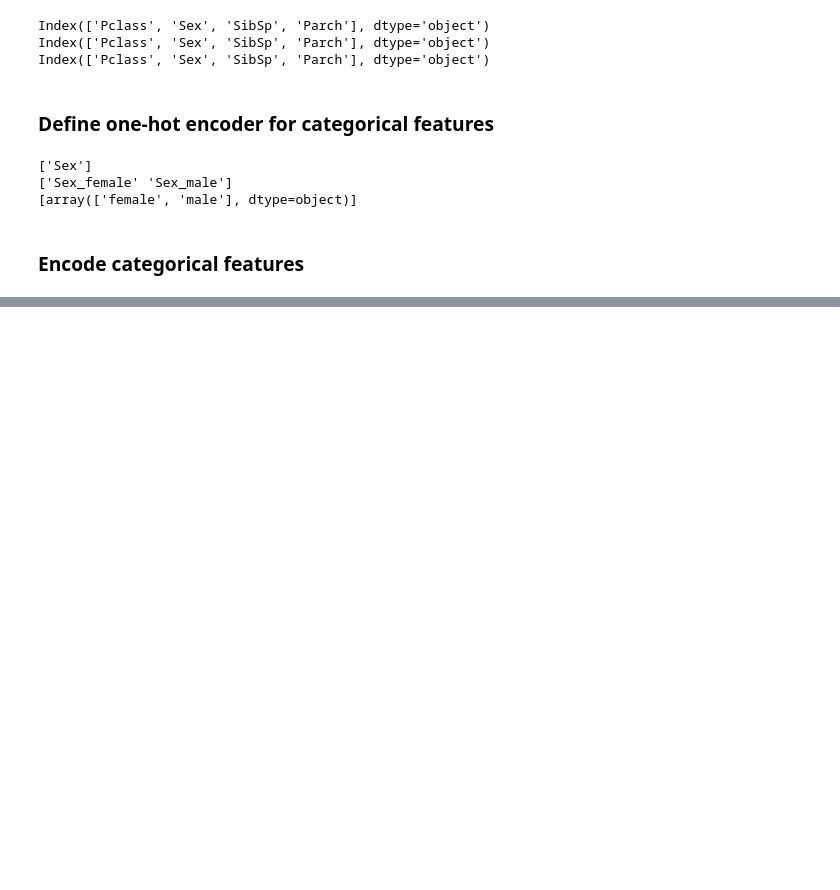
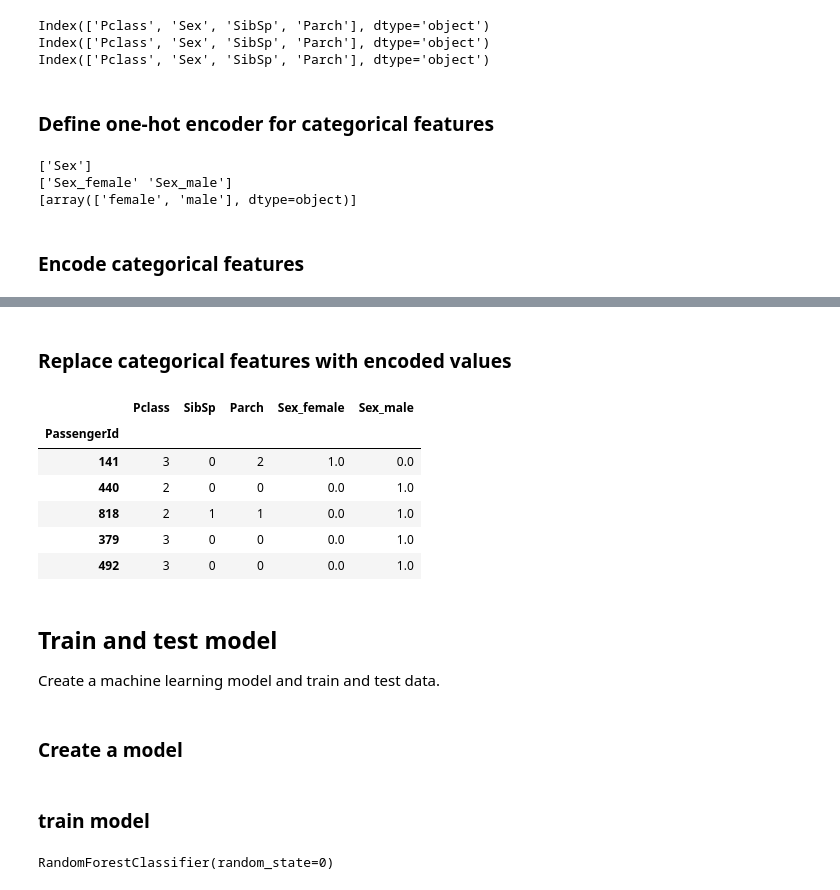
Before and after one commit to dev0410/Titanic-Machine_Learning_from_Disaster, a Jupyter notebook: code.ipynb, the cells around one changed output, grey strips where cells are left out. Drawn from its saved outputs; the diff is of its cells as text; code cells hidden in the pictures; blank space fills up the shorter version.

```diff
--- a/code.ipynb
+++ b/code.ipynb
@@ -197,0 +189,25 @@ print(data)
+# %% [markdown]
+### Replace categorical features with encoded values
+# %%
+x_train = x_train.drop(categorical_features, axis=1)
+x_valid = x_valid.drop(categorical_features, axis=1)
+x_test = x_test.drop(categorical_features, axis=1)
+
+x_train = x_train.join(x_train_encoded)
+x_valid = x_valid.join(x_valid_encoded)
+x_test = x_test.join(x_test_encoded)
+
+x_train.head()
+# %% [output]
+|  | Pclass | SibSp | Parch | Sex_female | Sex_male |
+| PassengerId |  |  |  |  |  |
+| 141 | 3 | 0 | 2 | 1.0 | 0.0 |
+| 440 | 2 | 0 | 0 | 0.0 | 1.0 |
+| 818 | 2 | 1 | 1 | 0.0 | 1.0 |
+| 379 | 3 | 0 | 0 | 0.0 | 1.0 |
+| 492 | 3 | 0 | 0 | 0.0 | 1.0 |
+# %% [markdown]
+## Train and test model
+Create a machine learning model and train and test data.
+# %% [markdown]
+### Create a model
@@ -197,0 +216,6 @@ print(data)
+# %% [markdown]
+### train model
+# %%
+model.fit(x_train, y_train)
+# %% [output]
+RandomForestClassifier(random_state=0)
```
Also changed, not shown: parts of 9 cells of this notebook.
